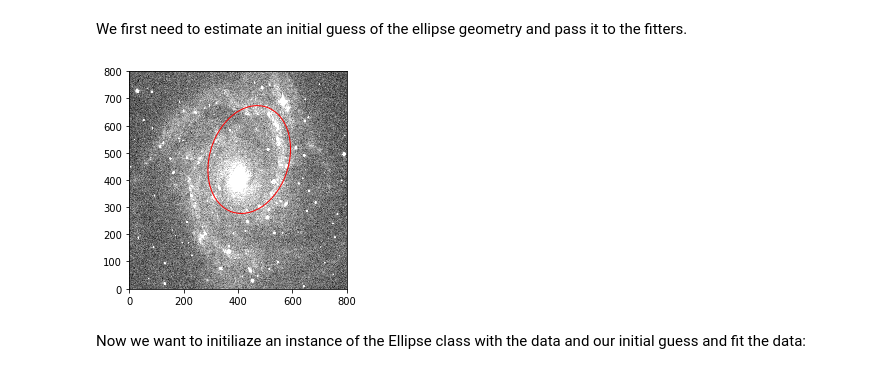
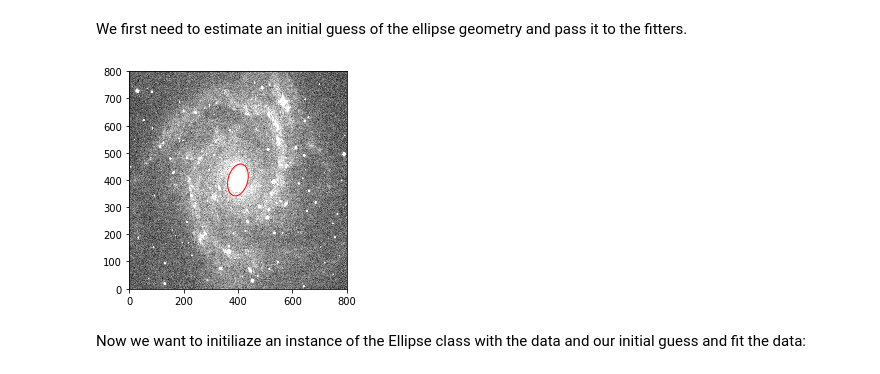
Before and after one commit to jhartke/LaSillaRepo2020, a Jupyter notebook: scripts/photutils_tutorial-NGC2997_V.ipynb, the cells around one changed output. Saved outputs shown, nothing was run; the diff lists cells and outputs as text; code cells hidden in the pictures.

```diff
--- a/scripts/photutils_tutorial-NGC2997_V.ipynb
+++ b/scripts/photutils_tutorial-NGC2997_V.ipynb
@@ -59,15 +59,17 @@ geometry = EllipseGeometry(x0=tbl['xcentroid'][0].value,
                            )
 # %%
 # how does it look?
+geometry = EllipseGeometry (x0=400, y0=400, sma=60, eps=0.6,pa=75*np.pi/180)
+
 plt.imshow(cutout.data, cmap='gray', origin='lower', vmin=16.4047, vmax=20.0625)
 geometry.sma
 aper = EllipticalAperture(positions=(geometry.x0, geometry.y0),
                           a=geometry.sma,
                           b=geometry.sma*(geometry.eps),
                           theta=geometry.pa)
 aper.plot(color='r')
 # %% [output]
-[figure, old version]
+[figure, new version]
 # %% [markdown]
 Now we want to initiliaze an instance of the Ellipse class with the data and our initial guess and fit the data:
 # %%
```
Also changed, not shown: parts of 5 cells of this notebook, 1 other file.
